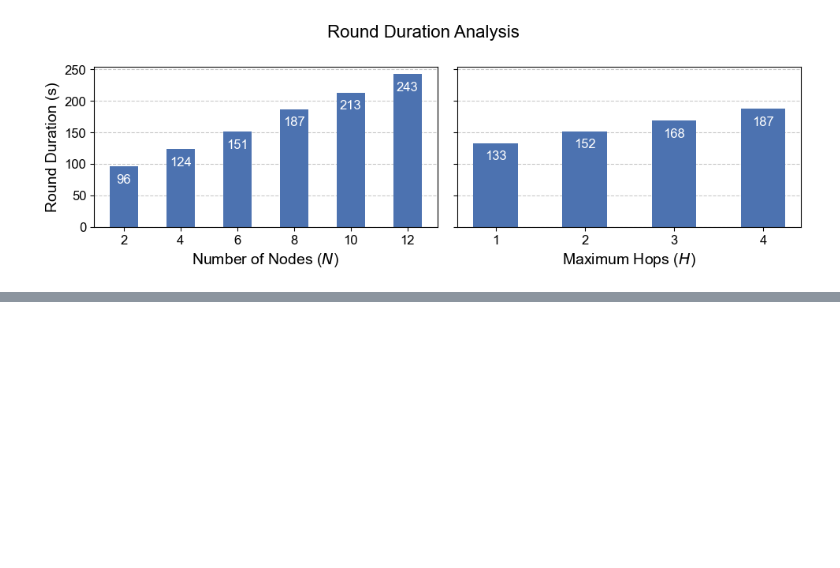
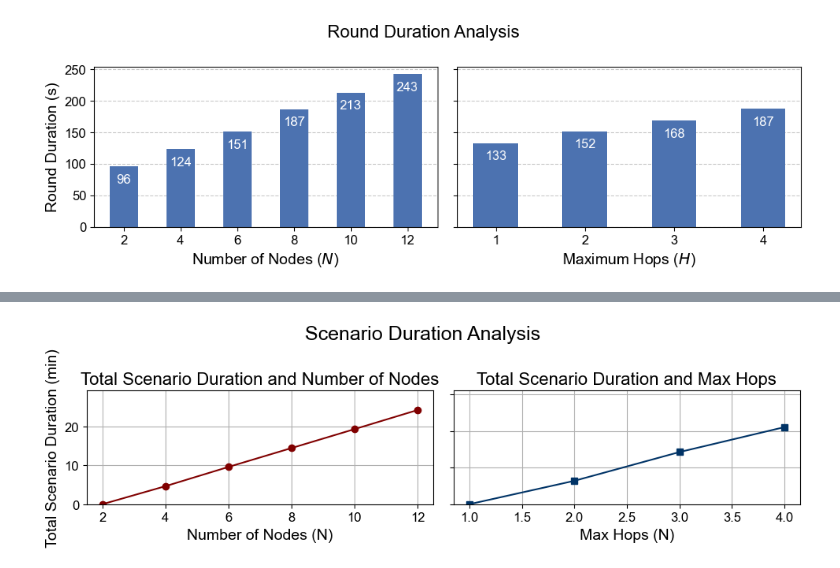
Before and after one commit to Altishofer/DFL_PeerBasedMixing, a Jupyter notebook: experiments/1_general_metrics.ipynb, the cells around one changed output, grey strips where cells are left out. Saved outputs shown, nothing was run; the diff lists cells and outputs as text; code cells hidden in the pictures; blank space fills up the shorter version.

```diff
--- a/experiments/1_general_metrics.ipynb
+++ b/experiments/1_general_metrics.ipynb
@@ -546,0 +599,27 @@ plt.show()
+# %%
+fig, axs = plt.subplots(1, 2, figsize=(10, 3.125))
+
+axs = axs.flatten()
+
+axs[0].plot(nr_nodes, y_axis_nodes, marker='o', color=wine_red)
+axs[0].set_title("Total Scenario Duration and Number of Nodes")
+axs[0].set_xlabel("Number of Nodes (N)")
+axs[0].set_ylabel("Total Scenario Duration (min)")
+axs[0].grid(True)
+axs[0].set_ylim(0, max(y_axis_nodes) + 5)
+
+axs[1].plot(nr_hops, y_axis_hops, marker='s', color=dark_blue)
+axs[1].set_title("Total Scenario Duration and Max Hops")
+axs[1].set_xlabel("Max Hops (N)")
+axs[1].set_ylabel("")
+axs[1].set_yticklabels([])
+axs[1].grid(True)
+axs[1].set_ylim(0, max(y_axis_hops) + 5)
+
+fig.suptitle("Scenario Duration", fontsize=18)
+fig.tight_layout(rect=[0, 0.03, 1, 1])
+fig.savefig(join(figure_path, "scenario_duration_combined_subplots.pdf"), bbox_inches="tight", dpi=600)
+
+plt.show()
+# %% [output]
+[figure, added]
```
Also changed, not shown: parts of 3 cells of this notebook, 10 other files.
